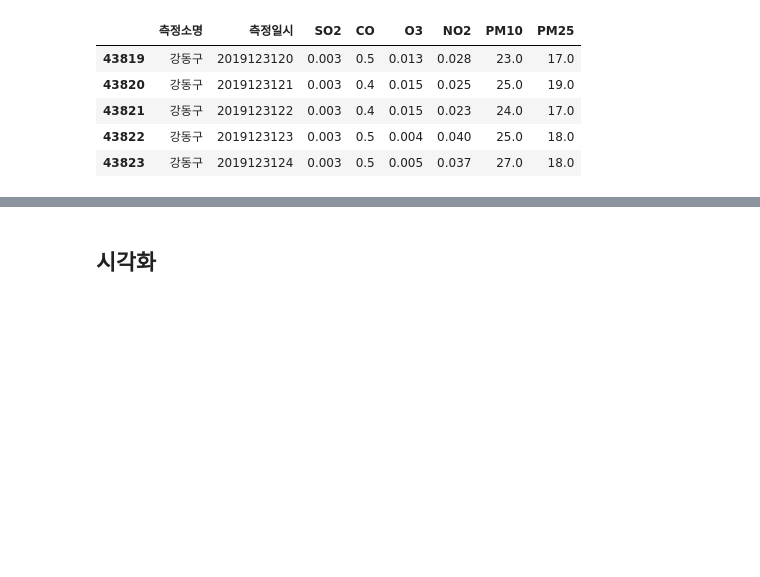
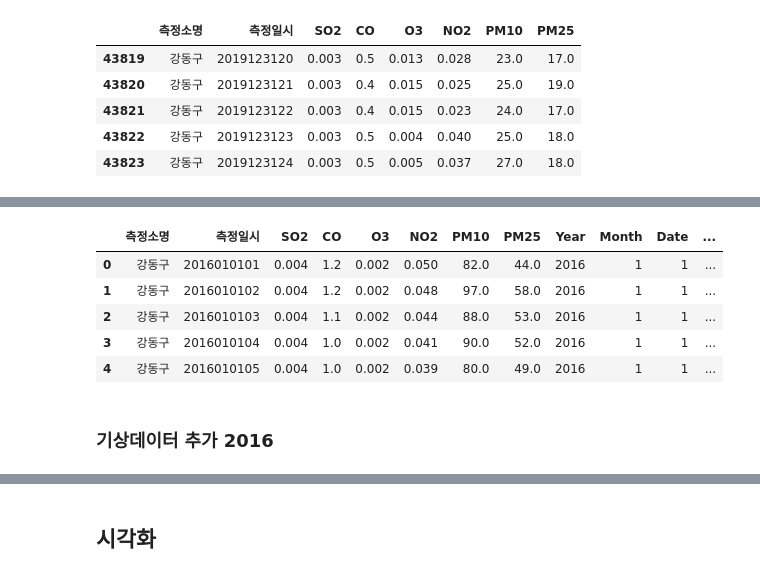
Before and after one commit to yongjuncho123/dust, a Jupyter notebook: Dust_Job02_EDA_ipynb.ipynb, the cells around one changed output, grey strips where cells are left out. Saved outputs shown, nothing was run; the diff lists cells and outputs as text; code cells hidden in the pictures; blank space fills up the shorter version.

```diff
--- a/Dust_Job02_EDA_ipynb.ipynb
+++ b/Dust_Job02_EDA_ipynb.ipynb
@@ -61,5 +52,16 @@ finalGD.tail()
+# %%
+finalGD.head(5)
+# %% [output]
+|  | 측정소명 | 측정일시 | SO2 | CO | O3 | NO2 | PM10 | PM25 | Year | Month | Date | ... |
+| 0 | 강동구 | 2016010101 | 0.004 | 1.2 | 0.002 | 0.050 | 82.0 | 44.0 | 2016 | 1 | 1 | ... |
+| 1 | 강동구 | 2016010102 | 0.004 | 1.2 | 0.002 | 0.048 | 97.0 | 58.0 | 2016 | 1 | 1 | ... |
+| 2 | 강동구 | 2016010103 | 0.004 | 1.1 | 0.002 | 0.044 | 88.0 | 53.0 | 2016 | 1 | 1 | ... |
+| 3 | 강동구 | 2016010104 | 0.004 | 1.0 | 0.002 | 0.041 | 90.0 | 52.0 | 2016 | 1 | 1 | ... |
+| 4 | 강동구 | 2016010105 | 0.004 | 1.0 | 0.002 | 0.039 | 80.0 | 49.0 | 2016 | 1 | 1 | ... |
 # %%
 TD_GD2016 = finalGD[finalGD['Year'] == 2016] # 2016년 데이터만 보여줌
 TD_GD2017 = finalGD[finalGD['Year'] == 2017] # 2016년 데이터만 보여줌
 TD_GD2018 = finalGD[finalGD['Year'] == 2018] # 2016년 데이터만 보여줌
 TD_GD2019 = finalGD[finalGD['Year'] == 2019] # 2016년 데이터만 보여줌
+# %% [markdown]
+### 기상데이터 추가 2016
```
Also changed, not shown: parts of 21 cells of this notebook.
